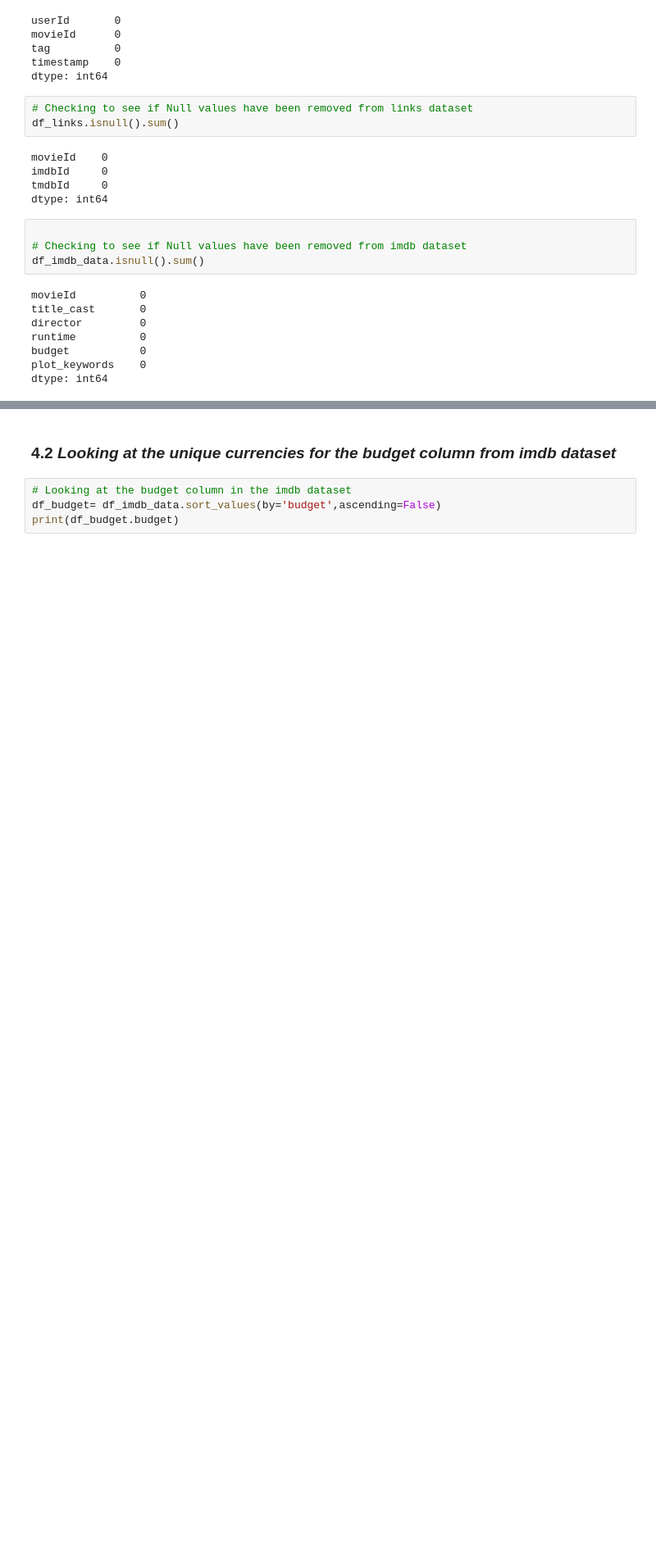
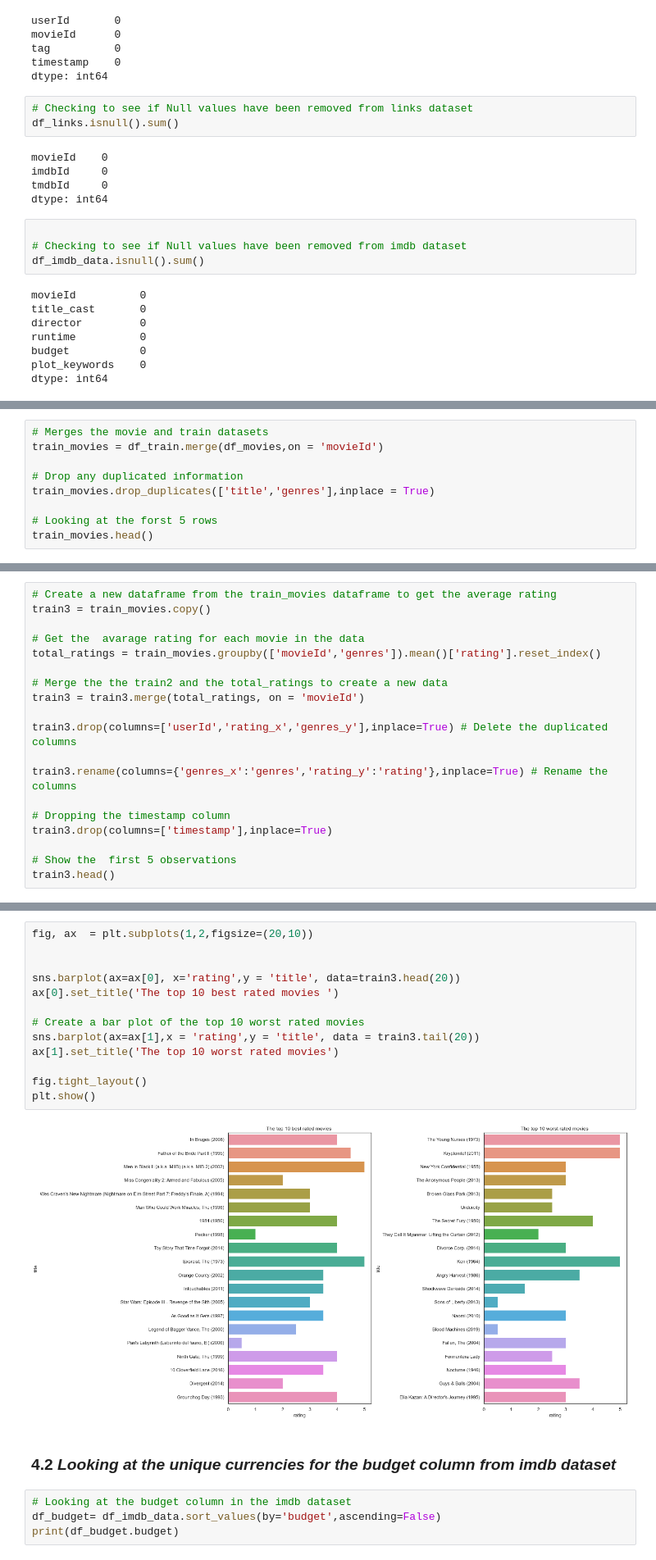
Before and after one commit to CaitMc/Team_ES2_Unsupervised_Predict, a Jupyter notebook: Team ES2 Unsupervised Predict.ipynb, the cells around one changed output, grey strips where cells are left out. Shown at 82% size. Saved outputs shown, nothing was run; the diff lists cells and outputs as text; blank space fills up the shorter version.

```diff
--- a/Team ES2 Unsupervised Predict.ipynb
+++ b/Team ES2 Unsupervised Predict.ipynb
@@ -704,0 +849,9 @@ dtype: int64
+# %%
+# Merges the movie and train datasets
+train_movies = df_train.merge(df_movies,on = 'movieId')
+
+# Drop any duplicated information
+train_movies.drop_duplicates(['title','genres'],inplace = True)
+
+# Looking at the forst 5 rows
+train_movies.head()
@@ -704,0 +865,19 @@ dtype: int64
+# %%
+# Create a new dataframe from the train_movies dataframe to get the average rating
+train3 = train_movies.copy()
+
+# Get the  avarage rating for each movie in the data
+total_ratings = train_movies.groupby(['movieId','genres']).mean()['rating'].reset_index()
+
+# Merge the the train2 and the total_ratings to create a new data
+train3 = train3.merge(total_ratings, on = 'movieId')
+
+train3.drop(columns=['userId','rating_x','genres_y'],inplace=True) # Delete the duplicated columns
+
+train3.rename(columns={'genres_x':'genres','rating_y':'rating'},inplace=True) # Rename the columns
+
+# Dropping the timestamp column
+train3.drop(columns=['timestamp'],inplace=True)
+
+# Show the  first 5 observations
+train3.head()
@@ -705,3 +919,18 @@ dtype: int64
+# %%
+fig, ax  = plt.subplots(1,2,figsize=(20,10))
+
+
+sns.barplot(ax=ax[0], x='rating',y = 'title', data=train3.head(20))
+ax[0].set_title('The top 10 best rated movies ')
+
+# Create a bar plot of the top 10 worst rated movies
+sns.barplot(ax=ax[1],x = 'rating',y = 'title', data = train3.tail(20))
+ax[1].set_title('The top 10 worst rated movies')
+
+fig.tight_layout()
+plt.show()
+# %% [output]
+[figure, added]
 # %% [markdown]
 ### <a id="four.two"></a> 4.2 *Looking at the unique currencies for the budget column from imdb dataset*
 # %%
```
Also changed, not shown: parts of 27 cells of this notebook.
